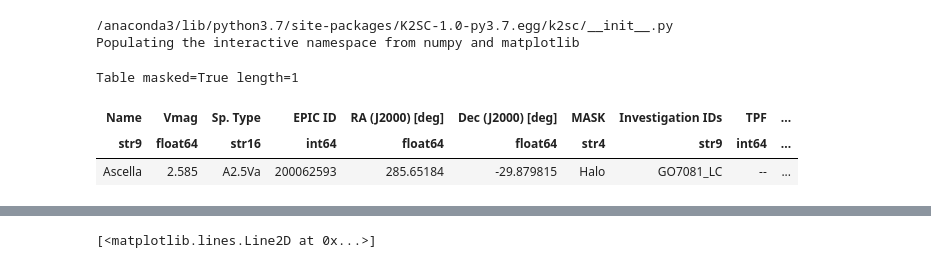
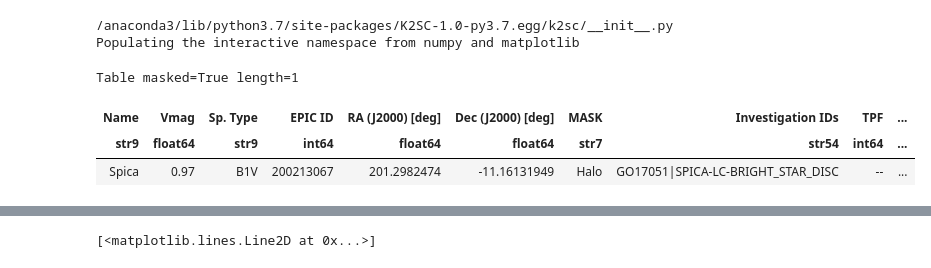
Before and after one commit to benjaminpope/k2halo, a Jupyter notebook: notebooks/k2sc_stars.ipynb, the cells around one changed output, grey strips where cells are left out. Cells and saved outputs as stored; diff of their text form; code cells hidden in the pictures.

```diff
--- a/notebooks/k2sc_stars.ipynb
+++ b/notebooks/k2sc_stars.ipynb
@@ -23,23 +25,23 @@ colours = mpl.rcParams['axes.prop_cycle'].by_key()['color']
 /anaconda3/lib/python3.7/site-packages/K2SC-1.0-py3.7.egg/k2sc/__init__.py
 Populating the interactive namespace from numpy and matplotlib
 # %%
-campaign = 7
+campaign = 17
 ddir = '../reduced/c%d/'% campaign
-starname = 'Ascella'
+starname = 'Spica'
 fname = ddir+'%s_halo_lc_o1.fits' % starname
 
 f = fitsio.FITS(fname)
 hdr = fitsio.read_header(fname)
 
 all_stars = Table.read('../data/haloC%d.csv' % campaign,format='ascii')
 star = all_stars[all_stars['Name']==starname]
 epic = star['EPIC ID'].data.data[0]
 star
 # %% [output]
 Table masked=True length=1
 | Name | Vmag | Sp. Type | EPIC ID | RA (J2000) [deg] | Dec (J2000) [deg] | MASK | Investigation IDs | TPF | ... |
-| str9 | float64 | str16 | int64 | float64 | float64 | str4 | str9 | int64 | ... |
-| Ascella | 2.585 | A2.5Va | 200062593 | 285.65184 | -29.879815 | Halo | GO7081_LC | -- | ... |
+| str9 | float64 | str9 | int64 | float64 | float64 | str7 | str54 | int64 | ... |
+| Spica | 0.97 | B1V | 200213067 | 201.2982474 | -11.16131949 | Halo | GO17051|SPICA-LC-BRIGHT_STAR_DISC | -- | ... |
 # %%
 def match_cadences(halocads,lccads):
     indices =np.array([1 if j in lccads else 0 for j in halocads])
```
Also changed, not shown: parts of 5 cells of this notebook, 3 other files.
